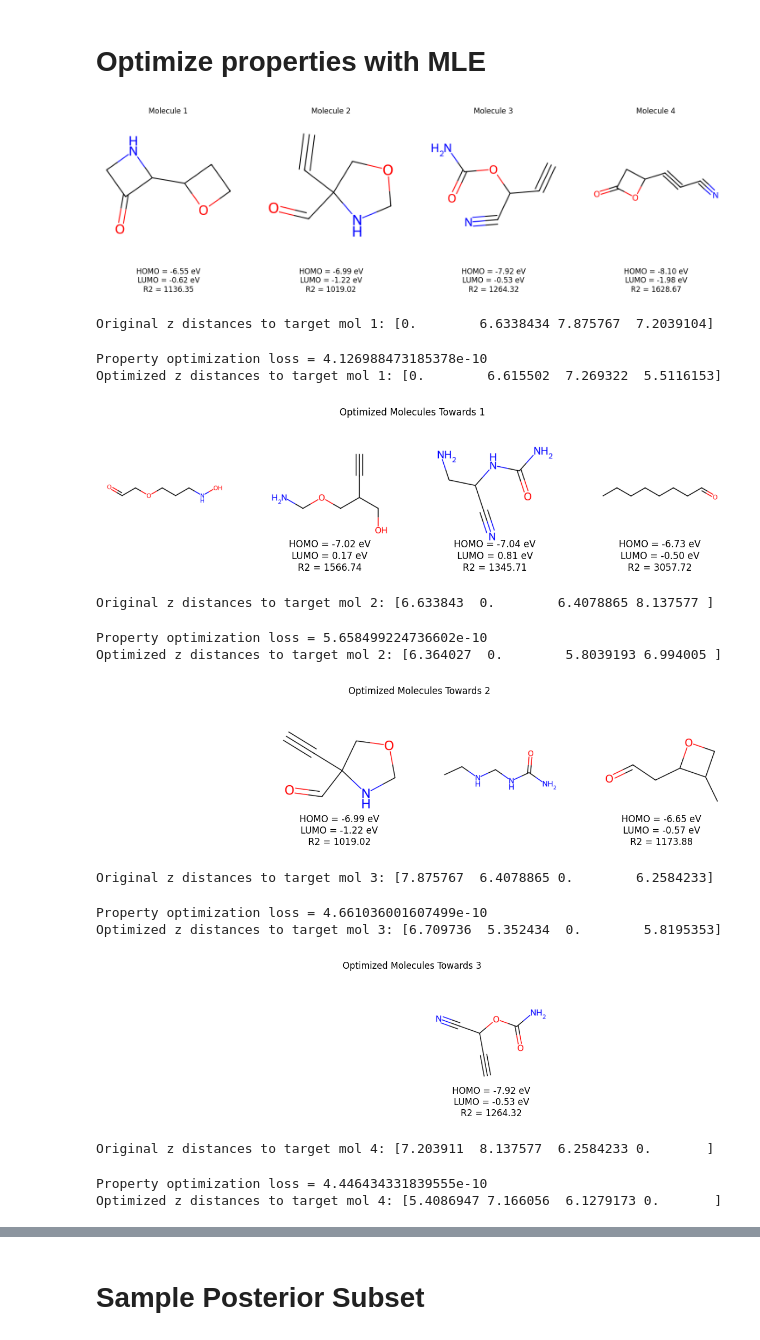
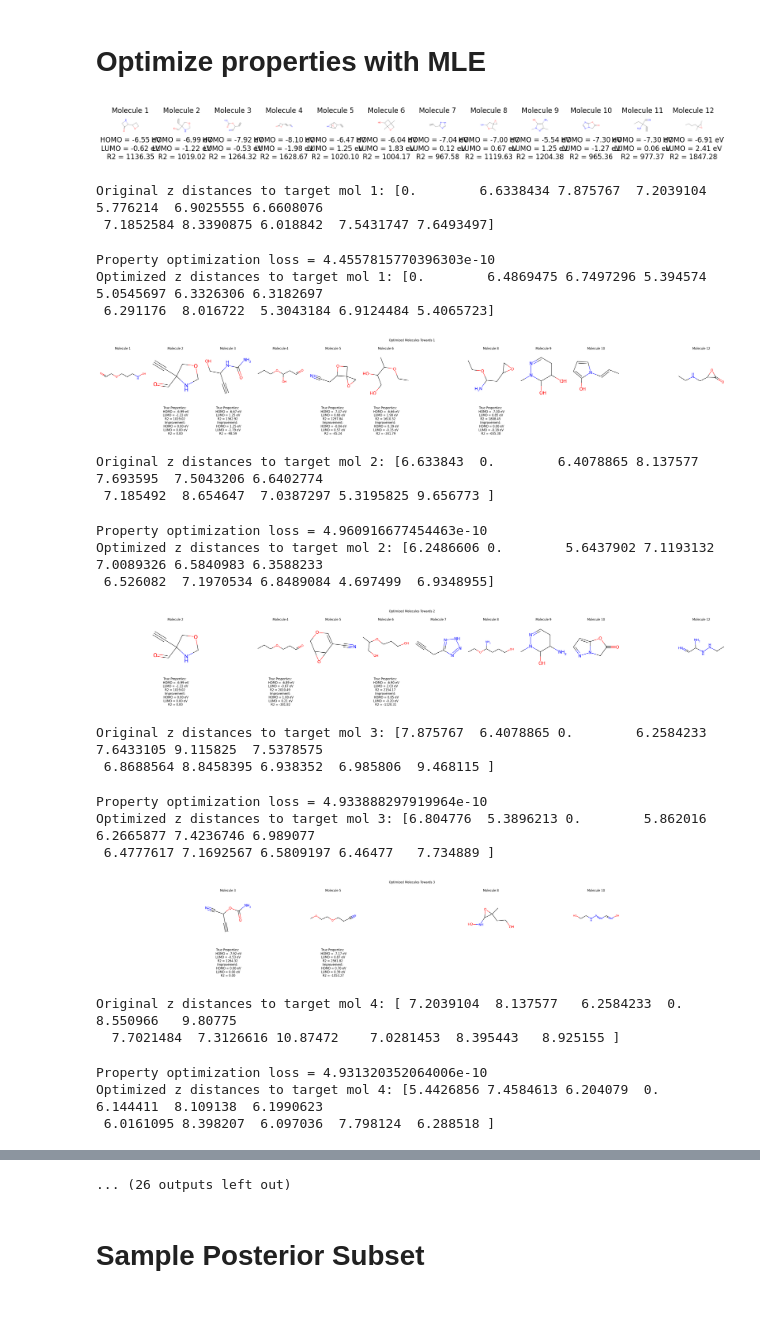
Before and after one commit to pkmtum/Molecular_Generative_Modeling, a Jupyter notebook: source/property_optimization.ipynb, the cells around one changed output, grey strips where cells are left out. Drawn from its saved outputs; the diff is of its cells as text; code cells hidden in the pictures; blank space fills up the shorter version.

Commit message:
Update property optim evaluation and checkpoint

```diff
--- a/source/property_optimization.ipynb
+++ b/source/property_optimization.ipynb
@@ -75,14 +75,12 @@ def optimize_z_for_properties(model, z, properties):
         loss.backward()
         return loss
 
-    for _ in tqdm(range(500)):
+    for i in tqdm(range(100)):
         loss = optimizer.step(closure)
 
     print(f"Property optimization loss = {loss}")
     return z.detach()
 # %%
-target_mol_index = 1
-
 ###################################################
 # plot molecules with target properties
 ###################################################
@@ -112,7 +110,7 @@ for target_mol_index in range(len(val_dataset)):
 plt.tight_layout()
 plt.show()
 
-
+delta_delta_list = []
 for target_mol_index in range(len(val_dataset)):
 
     ###################################################
@@ -129,6 +127,10 @@ for target_mol_index in range(len(val_dataset)):
     )
     print(f"Optimized z distances to target mol {target_mol_index + 1}: {torch.cdist(z, target_z)[target_mol_index].detach().cpu().numpy()}")
 
+    target_properties = model.denormalize_properties(batch[target_mol_index].y)
+    source_properties = model.denormalize_properties(batch.y)
+    original_delta = (target_properties - source_properties).abs()
+
     ###################################################
     # plot optimized mols
     ###################################################
@@ -137,7 +139,7 @@ for target_mol_index in range(len(val_dataset)):
     num_mols = len(mol_indices)
     cols = num_mols
 
-    fig, axs = plt.subplots(1, cols, figsize=(cols * 3, 3))  # Adjust size as needed
+    fig, axs = plt.subplots(1, cols, figsize=(cols * 3, 5))  # Adjust size as needed
     fig.suptitle(f"Optimized Molecules Towards {target_mol_index + 1}")
     axs = axs.flatten()  # Flatten to ease the handling of the axis array
 
@@ -147,51 +149,71 @@ for target_mol_index in range(len(val_dataset)):
         sample_graph = model.output_to_graph(x=sample_matrices, stochastic=False)
 
         # Check if the generated graph is connected
         if not nx.is_connected(pyg_utils.to_networkx(sample_graph, to_undirected=True)):
             continue
 
         try:
             mol = graph_to_mol(data=sample_graph, includes_h=include_hydrogen, validate=True)
         except Exception as e:
             # Molecule is invalid; try to decode again
             continue
 
         # Molecule is valid
         if mol:
             img = Draw.MolToImage(mol)
             axs[i].imshow(img)
-
+            axs[i].set_title(f"Molecule {i + 1}")
             smiles = Chem.MolToSmiles(mol)
             if smiles in dataset_smiles_with_prop:
                 norm_properties = dataset_smiles_with_prop[smiles]
                 properties = model.denormalize_properties(norm_properties.to(device))[0]
                 homo = properties[0]
                 lumo = properties[1]
                 r2 = properties[2]
+                text = f"True Properties: \n HOMO = {homo:.2f} eV\nLUMO = {lumo:.2f} eV\nR2 = {r2:.2f} \n"
+
+                new_delta = (target_properties - properties).abs()
+                # compute the difference between the property distance in the original molecule to the target compared to the distance of the true properties of the optimized molecule
+                delta_delta = (original_delta[i] - new_delta)[0]
+                text += f"Improvement: \n HOMO = {delta_delta[0]:.2f} eV\nLUMO = {delta_delta[1]:.2f} eV\nR2 = {delta_delta[2]:.2f}"
+                if i != target_mol_index:
+                    delta_delta_list.append(delta_delta)
+
                 axs[i].text(src_mol_img.shape[2]//2, src_mol_img.shape[2] + 32,
-                        f"HOMO = {homo:.2f} eV\nLUMO = {lumo:.2f} eV\nR2 = {r2:.2f}",
-                        ha='center', fontsize=12)
+                        text,
+                        ha='center', va="top", fontsize=12)
 
-
-    for i in range(4):
+    for i in range(len(val_dataset)):
         axs[i].axis("off")
 
     plt.tight_layout()
     plt.show()
+
+delta_deltas = torch.stack(delta_delta_list, dim=0)
+mean_property_improvement = delta_deltas.mean(0)
+print(f"Improvement \n HOMO: {mean_property_improvement[0]:.2f}\n LUMO: {mean_property_improvement[1]:.2f}\n R2 {mean_property_improvement[2]:.2f}")
 # %% [output]
-[figure, old version]
+[figure, new version]
-Original z distances to target mol 1: [0.        6.6338434 7.875767  7.2039104]
+Original z distances to target mol 1: [0.        6.6338434 7.875767  7.2039104 5.776214  6.9025555 6.6608076
+ 7.1852584 8.3390875 6.018842  7.5431747 7.6493497]
-Property optimization loss = 4.126988473185378e-10
-Optimized z distances to target mol 1: [0.        6.615502  7.269322  5.5116153]
+Property optimization loss = 4.4557815770396303e-10
+Optimized z distances to target mol 1: [0.        6.4869475 6.7497296 5.394574  5.0545697 6.3326306 6.3182697
+ 6.291176  8.016722  5.3043184 6.9124484 5.4065723]
-[figure, old version]
+[figure, new version]
-Original z distances to target mol 2: [6.633843  0.        6.4078865 8.137577 ]
+Original z distances to target mol 2: [6.633843  0.        6.4078865 8.137577  7.693595  7.5043206 6.6402774
+ 7.185492  8.654647  7.0387297 5.3195825 9.656773 ]
-Property optimization loss = 5.658499224736602e-10
-Optimized z distances to target mol 2: [6.364027  0.        5.8039193 6.994005 ]
+Property optimization loss = 4.960916677454463e-10
+Optimized z distances to target mol 2: [6.2486606 0.        5.6437902 7.1193132 7.0089326 6.5840983 6.3588233
+ 6.526082  7.1970534 6.8489084 4.697499  6.9348955]
-[figure, old version]
+[figure, new version]
-Original z distances to target mol 3: [7.875767  6.4078865 0.        6.2584233]
+Original z distances to target mol 3: [7.875767  6.4078865 0.        6.2584233 7.6433105 9.115825  7.5378575
+ 6.8688564 8.8458395 6.938352  6.985806  9.468115 ]
-Property optimization loss = 4.661036001607499e-10
-Optimized z distances to target mol 3: [6.709736  5.352434  0.        5.8195353]
+Property optimization loss = 4.933888297919964e-10
+Optimized z distances to target mol 3: [6.804776  5.3896213 0.        5.862016  6.2665877 7.4236746 6.989077
+ 6.4777617 7.1692567 6.5809197 6.46477   7.734889 ]
-[figure, old version]
+[figure, new version]
-Original z distances to target mol 4: [7.203911  8.137577  6.2584233 0.       ]
+Original z distances to target mol 4: [ 7.2039104  8.137577   6.2584233  0.         8.550966   9.80775
+  7.7021484  7.3126616 10.87472    7.0281453  8.395443   8.925155 ]
-Property optimization loss = 4.446434331839555e-10
-Optimized z distances to target mol 4: [5.4086947 7.166056  6.1279173 0.       ]
+Property optimization loss = 4.931320352064006e-10
+Optimized z distances to target mol 4: [5.4426856 7.4584613 6.204079  0.        6.144411  8.109138  6.1990623
+ 6.0161095 8.398207  6.097036  7.798124  6.288518 ]
@@ -199,3 +220,4 @@ Optimized z distances to target mol 4: [5.4086947 7.166056  6.1279173 0.       ]
+... (26 outputs left out)
 # %% [markdown]
 # Sample Posterior Subset
 # %%
```
Also changed, not shown: parts of 4 cells of this notebook, 2 other files.
